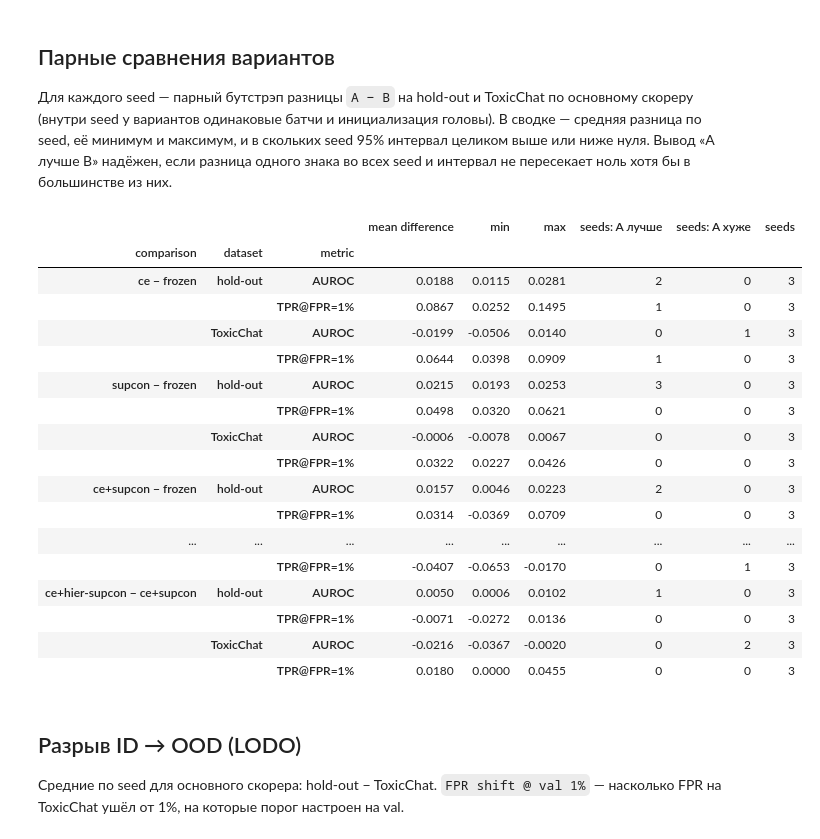
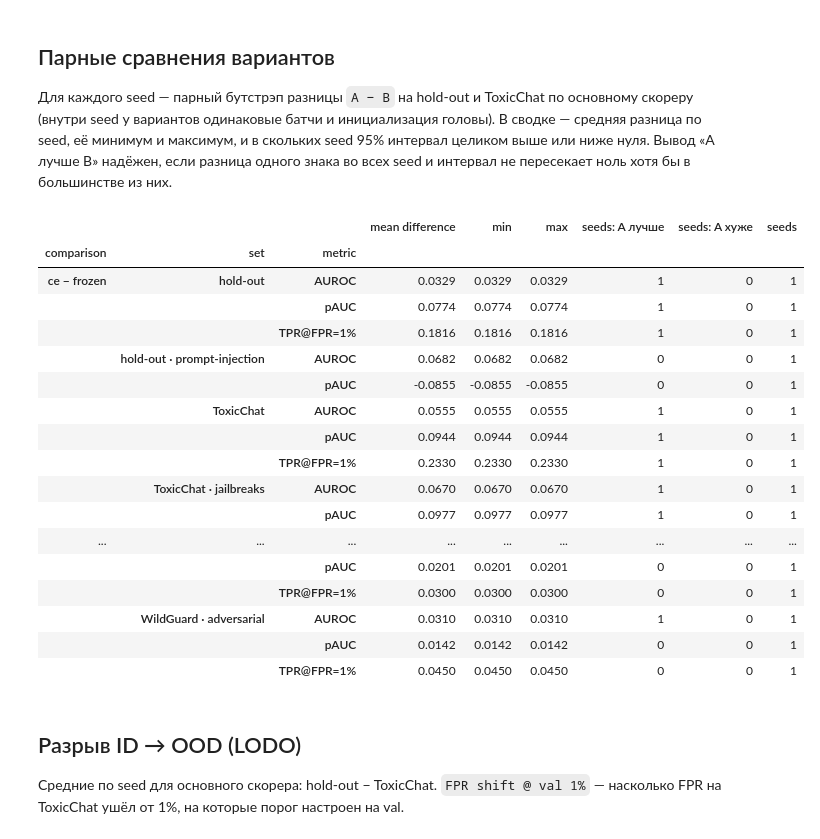
Before and after one commit to embedding-level-guardrails/Embedding-level-Guardrails, a Jupyter notebook: rq3_training/notebooks/RQ3_mmbert_small_training.ipynb, the cells around one changed output. Drawn from its saved outputs; the diff is of its cells as text; code cells hidden in the pictures.

```diff
--- a/rq3_training/notebooks/RQ3_mmbert_small_training.ipynb
+++ b/rq3_training/notebooks/RQ3_mmbert_small_training.ipynb
@@ -379,6 +409,7 @@ def load_aegis_split(split: str) -> pd.DataFrame:
         "label": harm.astype(int),
         "category": [primary_category(value) if is_harm else None for value, is_harm in zip(raw["violated_categories"], harm)],
         "jailbreak_like": text.map(lambda value: JAILBREAK_RE.search(value) is not None),
+        "jailbreak_family": text.map(jailbreak_family),
     }))
 
 
@@ -678,14 +837,15 @@ def positive_weights(batch: dict, kind: str, hparams: dict) -> torch.Tensor:
     return torch.where(same_origin, torch.ones_like(weights), weights)
 
 
-def compute_loss(variant: str, hparams: dict, embeddings: torch.Tensor, logits: torch.Tensor, batch: dict):
+def compute_loss(variant: str, hparams: dict, projections: torch.Tensor, logits: torch.Tensor, batch: dict):
+    """CE считается по логитам головы над эмбеддингом h, контрастив — над проекцией z = g(h)."""
     spec = VARIANTS[variant]
     parts = {}
     if spec["ce"]:
         parts["ce"] = F.cross_entropy(logits.float(), batch["labels"])
     if spec["contrastive"] is not None:
         weights = positive_weights(batch, spec["contrastive"], hparams)
-        parts["contrastive"] = weighted_supcon_loss(embeddings, weights, hparams["temperature"])
+        parts["contrastive"] = weighted_supcon_loss(projections, weights, hparams["temperature"])
     contrastive_weight = hparams["contrastive_weight"] if spec["ce"] else 1.0
     loss = parts.get("ce", 0.0) + contrastive_weight * parts.get("contrastive", 0.0)
     return loss, parts
@@ -712,7 +871,7 @@ def compute_loss(variant: str, hparams: dict, embeddings: torch.Tensor, logits:
 `category kNN purity` — то же, что `kNN purity`, но по категории вреда и только среди harm-текстов; `chance` —
 её случайный уровень Σ p²_категории.
 # %%
-GEOMETRY_COLUMNS = ("mean cos", "PCA-90 dim", "PR dim", "TwoNN dim", "kNN purity", "alignment", "uniformity")
+GEOMETRY_COLUMNS = ("mean cos", "PCA-90 dim", "PR dim", "kNN purity", "alignment", "uniformity")
 
 
 def normalized(x: torch.Tensor) -> torch.Tensor:
@@ -730,12 +889,6 @@ def get_components_at_threshold(explained_variance: torch.Tensor, var_threshold:
     cumulative_variance = explained_variance.cumsum(dim=0) / explained_variance.sum(dim=0)
     return int(torch.searchsorted(cumulative_variance, var_threshold).item()) + 1
 
-
-def twonn_dimension(x: torch.Tensor) -> float:
-    distances = torch.cdist(x, x).fill_diagonal_(float("inf"))
-    r1, r2 = distances.topk(2, dim=1, largest=False).values.T
-    valid = r1 > 0
-    return (valid.sum() / torch.log(r2[valid] / r1[valid]).sum()).item()
 
 
 def geometry_metrics(embeddings: torch.Tensor, labels: np.ndarray, k: int = KNN_K) -> dict[str, float]:
@@ -759,7 +912,6 @@ def geometry_metrics(embeddings: torch.Tensor, labels: np.ndarray, k: int = KNN_
         "mean cos": cos[off_diagonal].mean().item(),
         "PCA-90 dim": float(get_components_at_threshold(eigenvalues)),
         "PR dim": (eigenvalues.sum() ** 2 / (eigenvalues ** 2).sum()).item(),
-        "TwoNN dim": twonn_dimension(x),
         "kNN purity": (y[neighbours] == y[:, None]).double().mean().item(),
         "alignment": squared_distance[same_class].mean().item(),
         "uniformity": torch.log(torch.exp(-2 * squared_distance[off_diagonal]).mean()).item(),
@@ -774,7 +926,7 @@ def collapse_reasons(row: dict, reference: dict) -> list[str]:
     mean_cos_limit = max(COLLAPSE_MEAN_COS, (1 + reference["mean cos"]) / 2)
     if row["mean cos"] > mean_cos_limit:
         reasons.append(f"mean cos {reference['mean cos']:.3f} → {row['mean cos']:.3f} (> {mean_cos_limit:.3f})")
-    for key in ("PR dim", "TwoNN dim"):
+    for key in ("PR dim",):
         if row[key] < COLLAPSE_DIM_FRACTION * reference[key]:
             reasons.append(f"{key} {reference[key]:.1f} → {row[key]:.1f}")
     if row["uniformity"] > COLLAPSE_UNIFORMITY_FRACTION * reference["uniformity"]:
@@ -1666,7 +1747,11 @@ CLASSIFICATION = pd.DataFrame(classification_rows)
 CLASSIFICATION.to_csv(RESULTS_DIR / "classification_runs.csv", index=False)
 pd.DataFrame(scorer_params).to_csv(RESULTS_DIR / "scorer_params.csv", index=False)
 
-MAIN_METRICS = ["AUROC", "TPR@FPR=1%", "FPR", "FNR", "FPR @ val 1%", "TPR @ val 1%"]
+# порог Юдена убран: он ставил каждую модель в свою точку и делал FNR несравнимым между моделями.
+# «val N%» — порог перенесён с val; «quantile 1%» — порог пересчитан на самом наборе, без меток.
+MAIN_METRICS = ["AUROC", "pAUC", "TPR@FPR=1%",
+                "FPR @ val 1%", "TPR @ val 1%", "TPR @ val 5%",
+                "FPR @ quantile 1%", "TPR @ quantile 1%"]
 (
     CLASSIFICATION.groupby(["variant", "scorer", "dataset"], sort=False)[MAIN_METRICS]
     .agg(["mean", "std"])
@@ -1840,58 +1947,63 @@ for variant_a, variant_b in COMPARISONS:
     for seed in SEEDS:
         model_a = run_key(variant_a, seed)
         model_b = "frozen" if variant_b == "frozen" else run_key(variant_b, seed)
-        for dataset in ("hold-out", "ToxicChat"):
-            labels = EVAL_FRAMES[dataset]["label"].to_numpy()
-            for metric_name, metric in (("AUROC", auroc), ("TPR@FPR=1%", tpr_at_fpr)):
+        for set_name, (dataset, mask) in CLASSIFICATION_SETS.items():
+            labels = EVAL_FRAMES[dataset]["label"].to_numpy()[mask]
+            if min(int((labels == 0).sum()), int((labels == 1).sum())) < MIN_CLASS_FOR_BOOTSTRAP:
+                continue                                   # в срезе нет второго класса в достаточном объёме
+            metrics = [("AUROC", auroc), ("pAUC", partial_auroc)]
+            if int((labels == 0).sum()) >= MIN_NEGATIVES_FOR_TPR:
+                metrics.append(("TPR@FPR=1%", tpr_at_fpr))
+            for metric_name, metric in metrics:
                 difference, low, high = paired_bootstrap(
                     metric,
-                    SCORES[model_a][PRIMARY_SCORER]["scores"][dataset],
-                    SCORES[model_b][PRIMARY_SCORER]["scores"][dataset],
+                    SCORES[model_a][PRIMARY_SCORER]["scores"][dataset][mask],
+                    SCORES[model_b][PRIMARY_SCORER]["scores"][dataset][mask],
                     labels,
                 )
                 comparison_rows.append({
                     "comparison": f"{variant_a} − {variant_b}",
                     "seed": seed,
-                    "dataset": dataset,
+                    "set": set_name,
                     "metric": metric_name,
                     "difference": difference,
                     "CI low": low,
                     "CI high": high,
                 })
 
 COMPARISON_RUNS = pd.DataFrame(comparison_rows)
 COMPARISON_RUNS.to_csv(RESULTS_DIR / "comparisons_runs.csv", index=False)
-COMPARISON_SUMMARY = COMPARISON_RUNS.groupby(["comparison", "dataset", "metric"], sort=False).agg(
+COMPARISON_SUMMARY = COMPARISON_RUNS.groupby(["comparison", "set", "metric"], sort=False).agg(
     **{
         "mean difference": ("difference", "mean"),
         "min": ("difference", "min"),
         "max": ("difference", "max"),
         "seeds: A лучше": ("CI low", lambda values: int((values > 0).sum())),
         "seeds: A хуже": ("CI high", lambda values: int((values < 0).sum())),
         "seeds": ("seed", "nunique"),
     }
 )
 COMPARISON_SUMMARY.to_csv(RESULTS_DIR / "comparisons_summary.csv")
 display(COMPARISON_SUMMARY.style.format("{:.4f}", subset=["mean difference", "min", "max"]))
 # %% [output]
 |  |  |  | mean difference | min | max | seeds: A лучше | seeds: A хуже | seeds |
-| comparison | dataset | metric |  |  |  |  |  |  |
-| ce − frozen | hold-out | AUROC | 0.0188 | 0.0115 | 0.0281 | 2 | 0 | 3 |
-|  |  | TPR@FPR=1% | 0.0867 | 0.0252 | 0.1495 | 1 | 0 | 3 |
-|  | ToxicChat | AUROC | -0.0199 | -0.0506 | 0.0140 | 0 | 1 | 3 |
-|  |  | TPR@FPR=1% | 0.0644 | 0.0398 | 0.0909 | 1 | 0 | 3 |
-| supcon − frozen | hold-out | AUROC | 0.0215 | 0.0193 | 0.0253 | 3 | 0 | 3 |
-|  |  | TPR@FPR=1% | 0.0498 | 0.0320 | 0.0621 | 0 | 0 | 3 |
-|  | ToxicChat | AUROC | -0.0006 | -0.0078 | 0.0067 | 0 | 0 | 3 |
-|  |  | TPR@FPR=1% | 0.0322 | 0.0227 | 0.0426 | 0 | 0 | 3 |
-| ce+supcon − frozen | hold-out | AUROC | 0.0157 | 0.0046 | 0.0223 | 2 | 0 | 3 |
-|  |  | TPR@FPR=1% | 0.0314 | -0.0369 | 0.0709 | 0 | 0 | 3 |
+| comparison | set | metric |  |  |  |  |  |  |
+| ce − frozen | hold-out | AUROC | 0.0329 | 0.0329 | 0.0329 | 1 | 0 | 1 |
+|  |  | pAUC | 0.0774 | 0.0774 | 0.0774 | 1 | 0 | 1 |
+|  |  | TPR@FPR=1% | 0.1816 | 0.1816 | 0.1816 | 1 | 0 | 1 |
+|  | hold-out · prompt-injection | AUROC | 0.0682 | 0.0682 | 0.0682 | 0 | 0 | 1 |
+|  |  | pAUC | -0.0855 | -0.0855 | -0.0855 | 0 | 0 | 1 |
+|  | ToxicChat | AUROC | 0.0555 | 0.0555 | 0.0555 | 1 | 0 | 1 |
+|  |  | pAUC | 0.0944 | 0.0944 | 0.0944 | 1 | 0 | 1 |
+|  |  | TPR@FPR=1% | 0.2330 | 0.2330 | 0.2330 | 1 | 0 | 1 |
+|  | ToxicChat · jailbreaks | AUROC | 0.0670 | 0.0670 | 0.0670 | 1 | 0 | 1 |
+|  |  | pAUC | 0.0977 | 0.0977 | 0.0977 | 1 | 0 | 1 |
 | ... | ... | ... | ... | ... | ... | ... | ... | ... |
-|  |  | TPR@FPR=1% | -0.0407 | -0.0653 | -0.0170 | 0 | 1 | 3 |
-| ce+hier-supcon − ce+supcon | hold-out | AUROC | 0.0050 | 0.0006 | 0.0102 | 1 | 0 | 3 |
-|  |  | TPR@FPR=1% | -0.0071 | -0.0272 | 0.0136 | 0 | 0 | 3 |
-|  | ToxicChat | AUROC | -0.0216 | -0.0367 | -0.0020 | 0 | 2 | 3 |
-|  |  | TPR@FPR=1% | 0.0180 | 0.0000 | 0.0455 | 0 | 0 | 3 |
+|  |  | pAUC | 0.0201 | 0.0201 | 0.0201 | 0 | 0 | 1 |
+|  |  | TPR@FPR=1% | 0.0300 | 0.0300 | 0.0300 | 0 | 0 | 1 |
+|  | WildGuard · adversarial | AUROC | 0.0310 | 0.0310 | 0.0310 | 1 | 0 | 1 |
+|  |  | pAUC | 0.0142 | 0.0142 | 0.0142 | 0 | 0 | 1 |
+|  |  | TPR@FPR=1% | 0.0450 | 0.0450 | 0.0450 | 0 | 0 | 1 |
 # %% [markdown]
 ## Разрыв ID → OOD (LODO)
 
```
Also changed, not shown: parts of 39 cells of this notebook, 5 other files.
